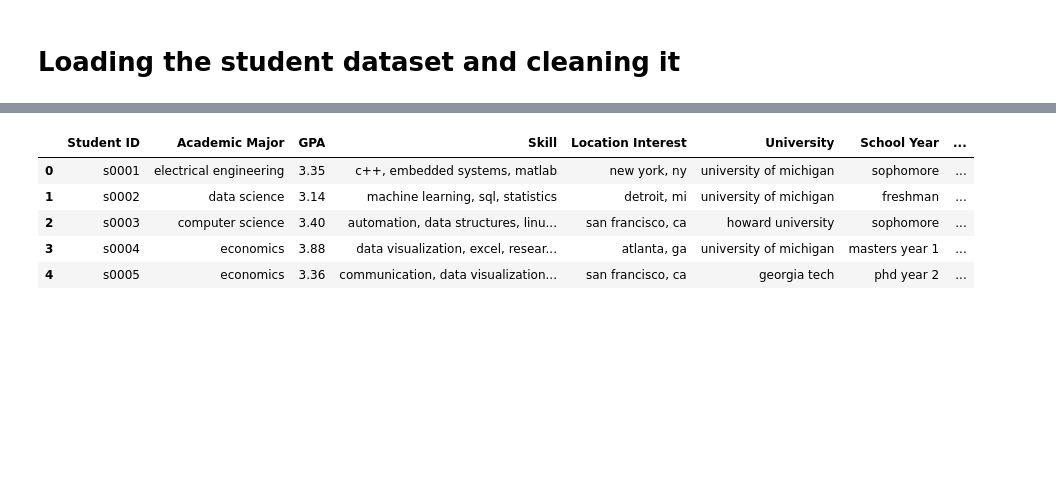
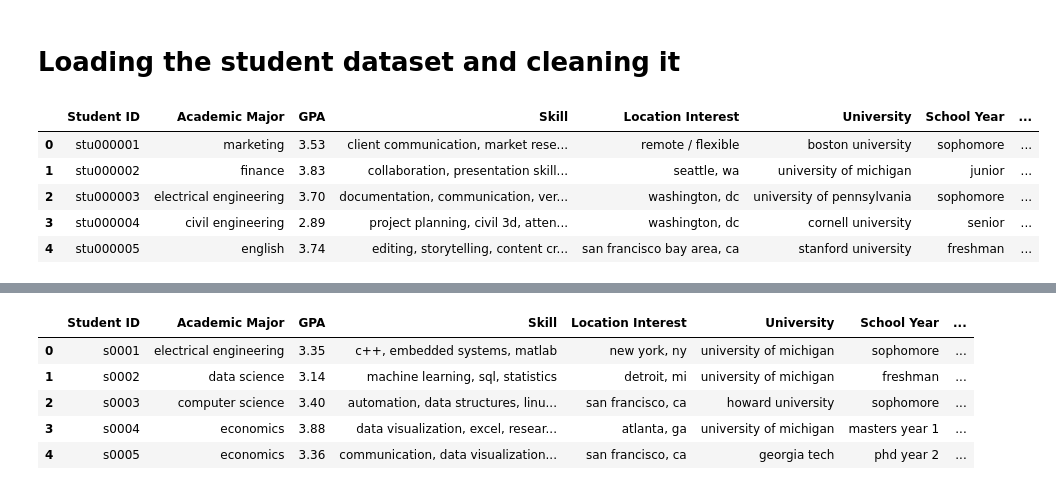
Before and after one commit to andrewmaina758/kdd-project, a Jupyter notebook: data_cleaning.ipynb, the cells around one changed output, grey strips where cells are left out. Saved outputs shown, nothing was run; the diff lists cells and outputs as text; code cells hidden in the pictures; blank space fills up the shorter version.

Commit message:
updated the bert model

```diff
--- a/data_cleaning.ipynb
+++ b/data_cleaning.ipynb
@@ -353,3 +353,22 @@ students = pd.read_csv('https://raw.githubusercontent.com/andrewmaina758/job-rec
 # lets convert all the columns to lowercase to avoid any issues with case sensitivity when we do our analysis later on.
 str_cols = students.select_dtypes(include=["object", "string"]).columns
 students[str_cols] = students[str_cols].apply(lambda col: col.str.lower())
+# %%
+# New data that we are using for bert embeddings, we will do the same cleaning as above to this data as well.
+students_data = pd.read_csv("data\student_data.csv")
+# lets convert all the columns to lowercase to avoid any issues with case sensitivity when we do our analysis later on.
+str_cols = students_data.select_dtypes(include=["object", "string"]).columns
+students_data[str_cols] = students_data[str_cols].apply(lambda col: col.str.lower())
+students_data["Skill"] = (
+    students_data["Skill"]
+    .str.strip("[]")
+    .str.replace('"', '')
+)
+students_data.head()
+# %% [output]
+|  | Student ID | Academic Major | GPA | Skill | Location Interest | University | School Year | ... |
+| 0 | stu000001 | marketing | 3.53 | client communication, market rese... | remote / flexible | boston university | sophomore | ... |
+| 1 | stu000002 | finance | 3.83 | collaboration, presentation skill... | seattle, wa | university of michigan | junior | ... |
+| 2 | stu000003 | electrical engineering | 3.70 | documentation, communication, ver... | washington, dc | university of pennsylvania | sophomore | ... |
+| 3 | stu000004 | civil engineering | 2.89 | project planning, civil 3d, atten... | washington, dc | cornell university | senior | ... |
+| 4 | stu000005 | english | 3.74 | editing, storytelling, content cr... | san francisco bay area, ca | stanford university | freshman | ... |
```
Also changed, not shown: parts of 17 cells of this notebook, 6 other files.
